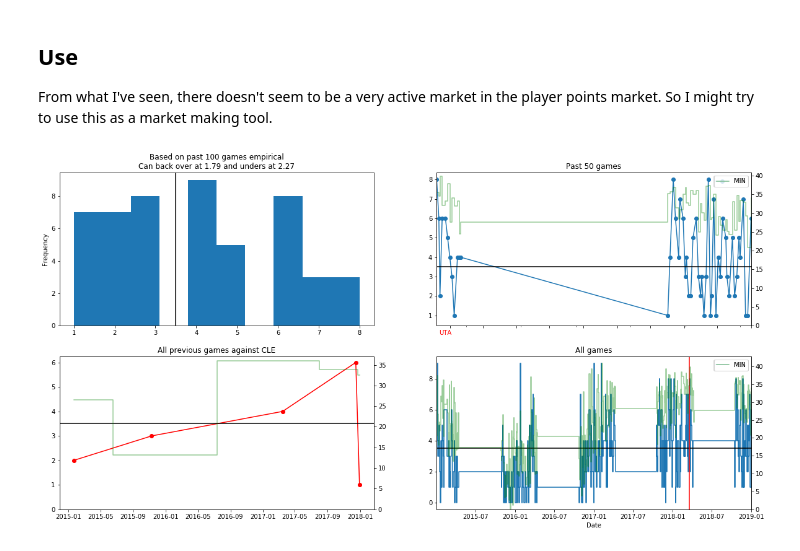
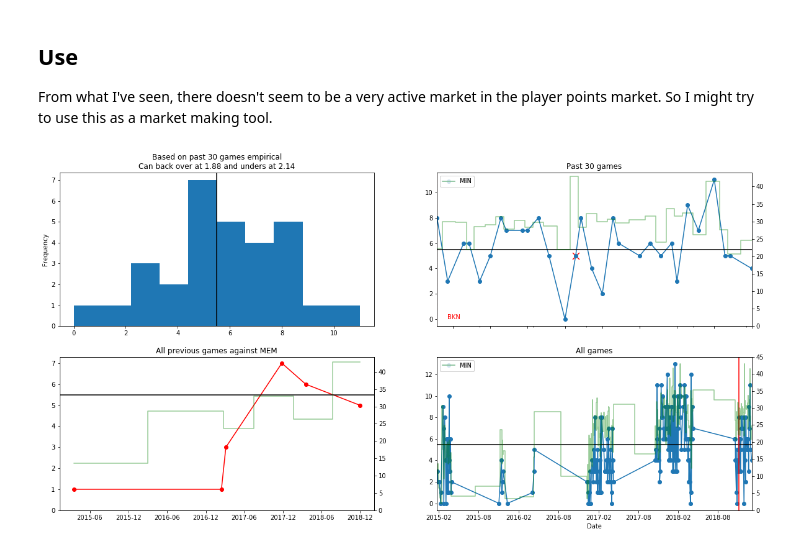
Before and after one commit to johnny-wong/nba_stats, a Jupyter notebook: Notebooks/Tools/1. Player stats overview.ipynb, the cells around one changed output. Drawn from its saved outputs; the diff is of its cells as text; code cells hidden in the pictures.

```diff
--- a/Notebooks/Tools/1. Player stats overview.ipynb
+++ b/Notebooks/Tools/1. Player stats overview.ipynb
@@ -74,13 +74,13 @@ def pl_pts_odds_WL(player_name, stat, baseline, past_n_games, opp_team=None):
     ax[0, 0].axvline(x=baseline, color='black')
     pr_over_baseline = n_overs/float(n)
 
-    ax[0, 0].set_title('Based on past 100 games empirical\nCan back over at {:.2f} and unders at {:.2f}'.format(1/pr_over_baseline,
-                                                                                                1/(1-pr_over_baseline)))
+    ax[0, 0].set_title('Based on past {} games empirical\nCan back over at {:.2f} and unders at {:.2f}'.format(
+        past_n_games, 1/pr_over_baseline, 1/(1-pr_over_baseline)))
 
     ############## PLOT stat time series
-    player_df_played.plot(y=stat, drawstyle='steps-post', ax=ax[1, 1])
+    player_df_played.plot(y=stat, ax=ax[1, 1], marker='o')
     ax1 = ax[1, 1].twinx()
-    player_df_played.plot(y='MIN', ax=ax1, color='green', alpha=0.4, drawstyle='steps-post')
+    player_df_played.plot(y='MIN', ax=ax1, color='green', alpha=0.4, drawstyle='steps-mid')
 
     ax[1, 1].axhline(y=baseline, color='black')
     ax[1, 1].axvline(x=player_df_recent.index.min(), color='red')
@@ -124,11 +124,11 @@ def pl_pts_odds_WL(player_name, stat, baseline, past_n_games, opp_team=None):
 
     return player_df_recent
 # %%
-player_name = 'Joe Ingles'
-stat = 'REB'
-baseline = 3.5
-past_n_games = 50
-opp_team = 'CLE'
+player_name = 'Spencer Dinwiddie'
+baseline = 5.5
+opp_team = 'MEM'
+stat = 'AST'
+past_n_games = 30
 df = pl_pts_odds_WL(player_name, stat, baseline, past_n_games, opp_team)
 # %% [output]
-[figure, old version]
+[figure, new version]
```
Also changed, not shown: parts of 1 cell of this notebook, 5 other files.
